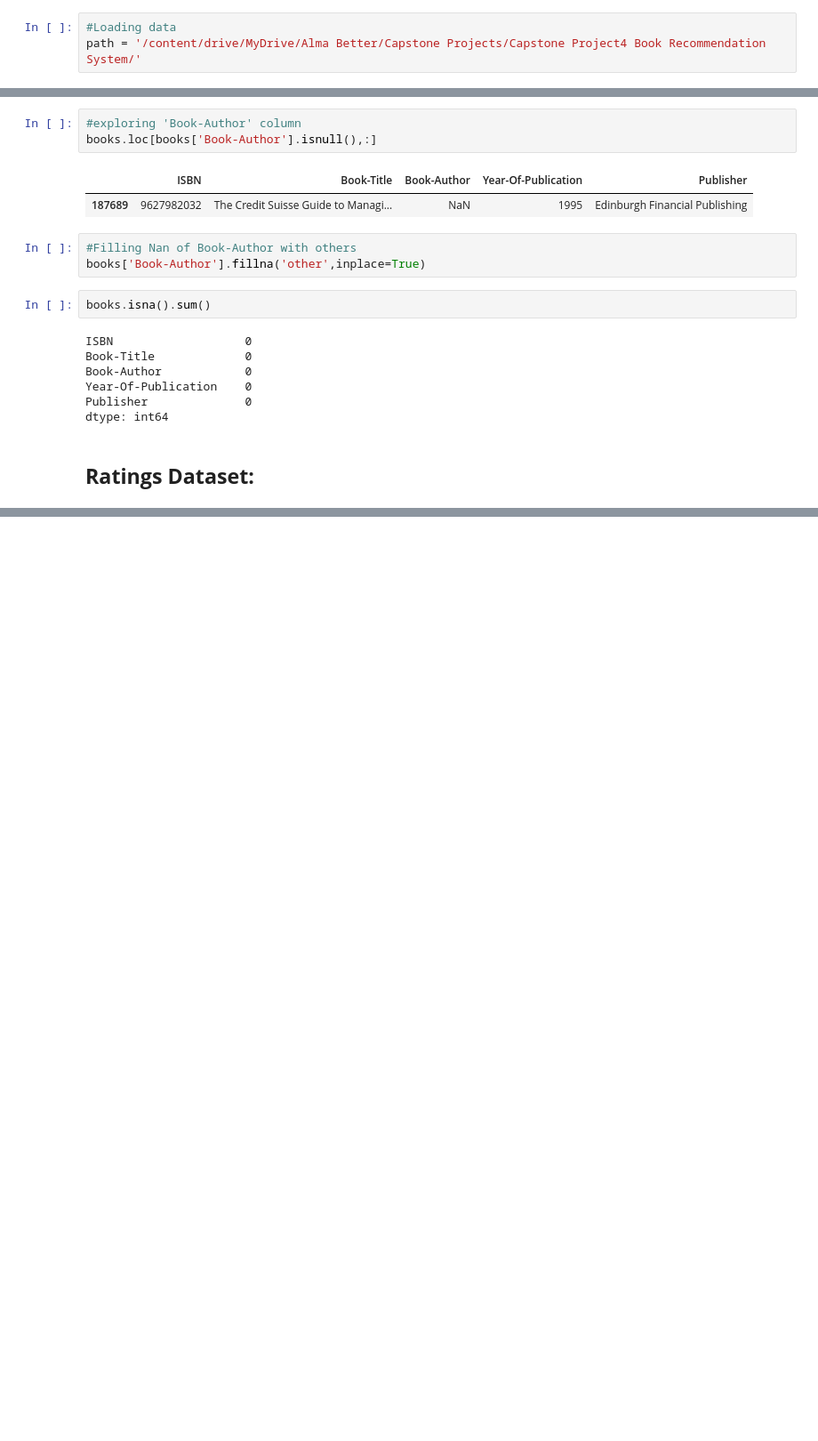
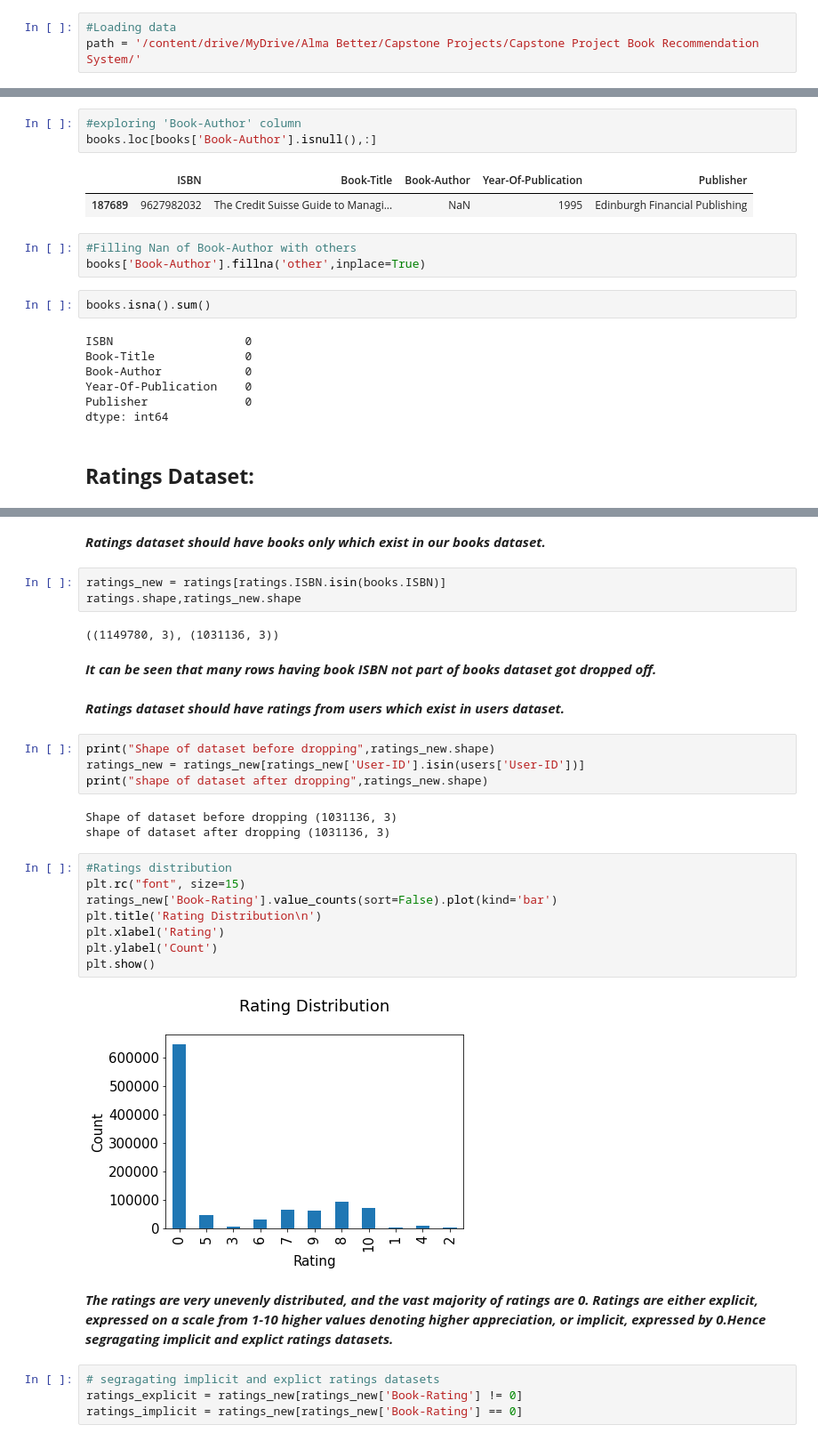
Before and after one commit to roysoni24/Book-Recommendation-System, a Jupyter notebook: Book_Recommendation_System.ipynb, the cells around one changed output, grey strips where cells are left out. Shown: that part at 89% size. Drawn from its saved outputs; the diff is of its cells as text; blank space fills up the shorter version.

```diff
--- a/Book_Recommendation_System.ipynb
+++ b/Book_Recommendation_System.ipynb
@@ -62,7 +62,7 @@ drive.mount('/content/drive')
 Mounted at /content/drive
 # %%
 #Loading data
-path = '/content/drive/MyDrive/Alma Better/Capstone Projects/Capstone Project4 Book Recommendation System/'
+path = '/content/drive/MyDrive/Alma Better/Capstone Projects/Capstone Project Book Recommendation System/'
 # %%
 # Users dataset
 users= pd.read_csv(path +'Users.csv')
@@ -423,0 +434,34 @@ dtype: int64
+# %% [markdown]
+***Ratings dataset should have books only which exist in our books dataset.***
+# %%
+ratings_new = ratings[ratings.ISBN.isin(books.ISBN)]
+ratings.shape,ratings_new.shape
+# %% [output]
+((1149780, 3), (1031136, 3))
+# %% [markdown]
+***It can be seen that many rows having book ISBN not part of books dataset got dropped off.***
+# %% [markdown]
+***Ratings dataset should have ratings from users which exist in users dataset.***
+# %%
+print("Shape of dataset before dropping",ratings_new.shape)
+ratings_new = ratings_new[ratings_new['User-ID'].isin(users['User-ID'])]
+print("shape of dataset after dropping",ratings_new.shape)
+# %% [output]
+Shape of dataset before dropping (1031136, 3)
+shape of dataset after dropping (1031136, 3)
+# %%
+#Ratings distribution
+plt.rc("font", size=15)
+ratings_new['Book-Rating'].value_counts(sort=False).plot(kind='bar')
+plt.title('Rating Distribution\n')
+plt.xlabel('Rating')
+plt.ylabel('Count')
+plt.show()
+# %% [output]
+[figure, added]
+# %% [markdown]
+***The ratings are very unevenly distributed, and the vast majority of ratings are 0. Ratings are either explicit, expressed on a scale from 1-10 higher values denoting higher appreciation, or implicit, expressed by 0.Hence segragating implicit and explict ratings datasets.***
+# %%
+# segragating implicit and explict ratings datasets
+ratings_explicit = ratings_new[ratings_new['Book-Rating'] != 0]
+ratings_implicit = ratings_new[ratings_new['Book-Rating'] == 0]
```
Also changed, not shown: parts of 59 cells of this notebook.
